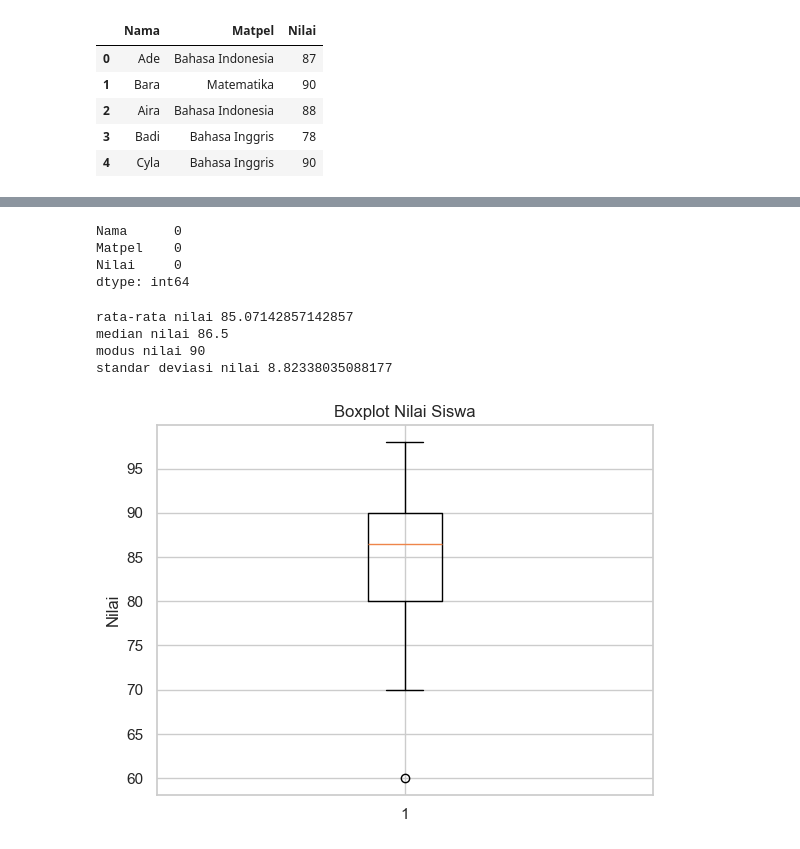
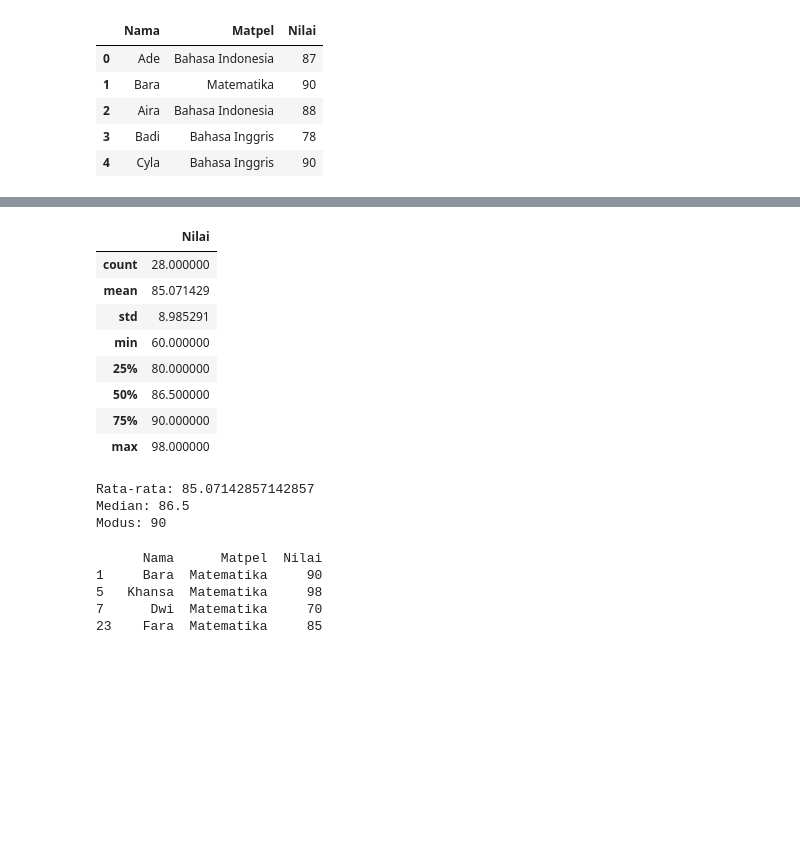
Before and after one commit to Nabilkencana22/Python-KAI, a Jupyter notebook: main.ipynb, the cells around one changed output, grey strips where cells are left out. Saved outputs shown, nothing was run; the diff lists cells and outputs as text; code cells hidden in the pictures; blank space fills up the shorter version.

```diff
--- a/main.ipynb
+++ b/main.ipynb
@@ -106,24 +30,29 @@ plt.show()
-# %%
-print(data.isnull().sum())
-data = data.dropna()
-# %% [output]
-Nama      0
-Matpel    0
-Nilai     0
-dtype: int64
-# %%
-print('rata-rata nilai', np.mean(data['Nilai']))
-print('median nilai', np.median(data['Nilai']))
-print('modus nilai', data['Nilai'].mode()[0])
-print('standar deviasi nilai', np.std(data['Nilai']))
-
-plt.boxplot(data['Nilai'])
-plt.title('Boxplot Nilai Siswa')
-plt.ylabel('Nilai')
-plt.show()
-# %% [output]
-rata-rata nilai 85.07142857142857
-median nilai 86.5
-modus nilai 90
-standar deviasi nilai 8.82338035088177
-[figure, removed]
+# %%
+data.describe()
+# %% [output]
+|  | Nilai |
+| count | 28.000000 |
+| mean | 85.071429 |
+| std | 8.985291 |
+| min | 60.000000 |
+| 25% | 80.000000 |
+| 50% | 86.500000 |
+| 75% | 90.000000 |
+| max | 98.000000 |
+# %%
+print("Rata-rata:", data['Nilai'].mean())
+print("Median:", data['Nilai'].median())
+print("Modus:", data['Nilai'].mode()[0])
+# %% [output]
+Rata-rata: 85.07142857142857
+Median: 86.5
+Modus: 90
+# %%
+matematika = data[data['Matpel'] == 'Matematika']
+print(matematika)
+# %% [output]
+      Nama      Matpel  Nilai
+1     Bara  Matematika     90
+5   Khansa  Matematika     98
+7      Dwi  Matematika     70
+23    Fara  Matematika     85
```
Also changed, not shown: parts of 21 cells of this notebook, 1 other file.
